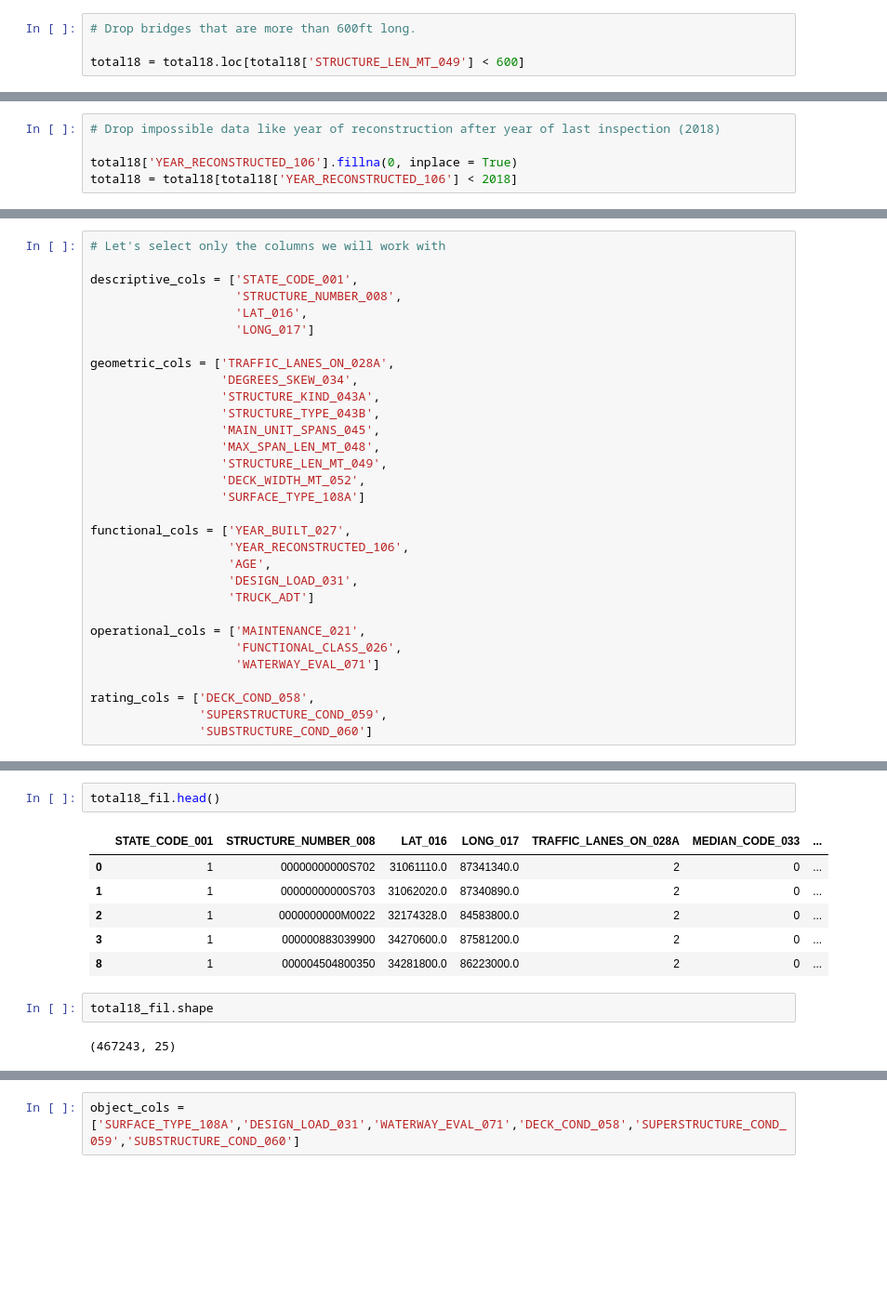
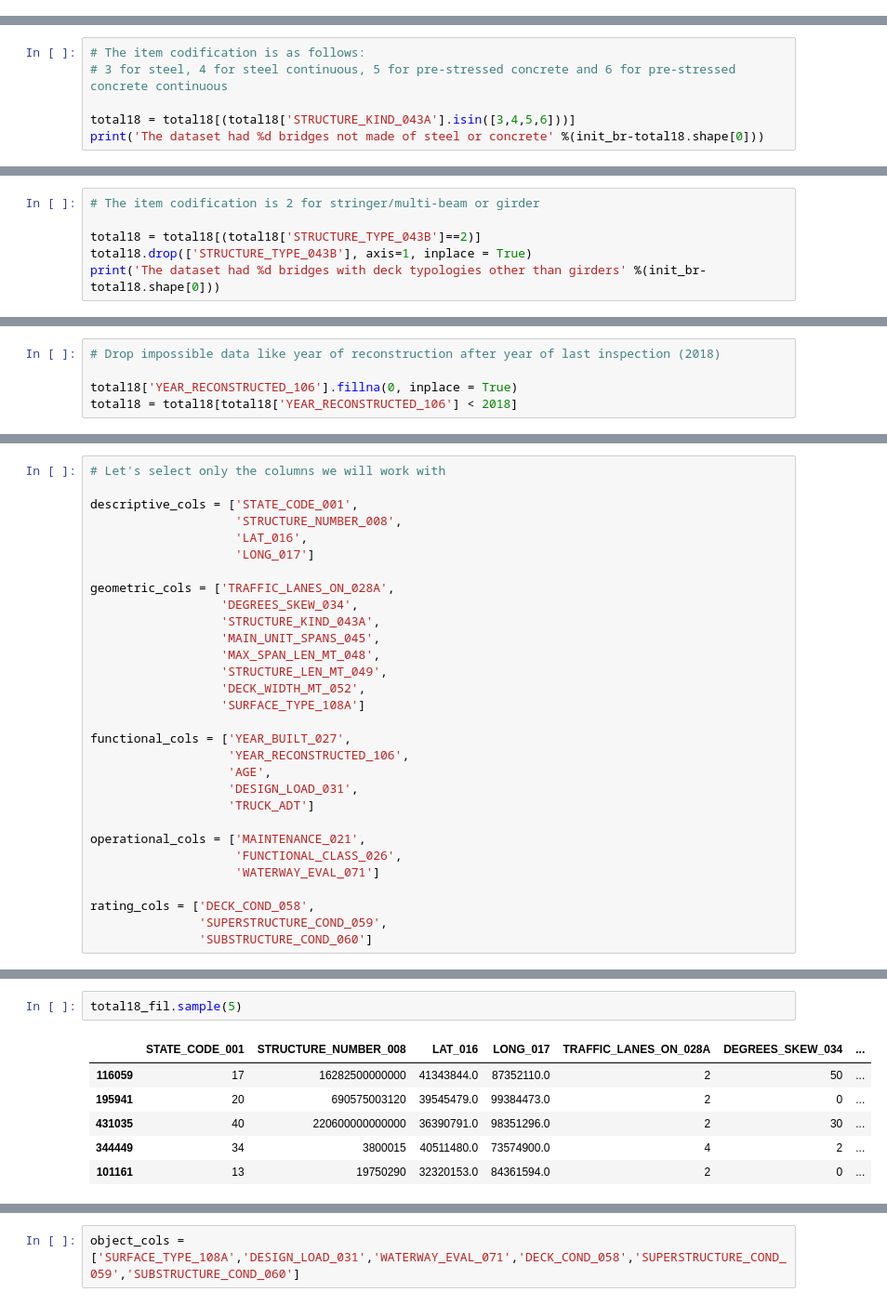
Before and after one commit to VegaLaguna/TFM-Bridge-deterioration, a Jupyter notebook: 01-Analysis_ALL18.ipynb, the cells around one changed output, grey strips where cells are left out. Shown: that part at 93% size. Drawn from its saved outputs; the diff is of its cells as text; blank space fills up the shorter version.

```diff
--- a/01-Analysis_ALL18.ipynb
+++ b/01-Analysis_ALL18.ipynb
@@ -114,4 +189,0 @@ total18.shape
-# %%
-# Drop bridges that are more than 600ft long.
-
-total18 = total18.loc[total18['STRUCTURE_LEN_MT_049'] < 600]
@@ -121,0 +197,6 @@ total18.shape
+# %%
+# The item codification is as follows:
+# 3 for steel, 4 for steel continuous, 5 for pre-stressed concrete and 6 for pre-stressed concrete continuous
+
+total18 = total18[(total18['STRUCTURE_KIND_043A'].isin([3,4,5,6]))]
+print('The dataset had %d bridges not made of steel or concrete' %(init_br-total18.shape[0]))
@@ -121,0 +212,6 @@ total18.shape
+# %%
+# The item codification is 2 for stringer/multi-beam or girder
+
+total18 = total18[(total18['STRUCTURE_TYPE_043B']==2)]
+total18.drop(['STRUCTURE_TYPE_043B'], axis=1, inplace = True)
+print('The dataset had %d bridges with deck typologies other than girders' %(init_br-total18.shape[0]))
@@ -160,7 +264,6 @@ descriptive_cols = ['STATE_CODE_001',
 geometric_cols = ['TRAFFIC_LANES_ON_028A',
                   'DEGREES_SKEW_034',
                   'STRUCTURE_KIND_043A',
-                  'STRUCTURE_TYPE_043B',
                   'MAIN_UNIT_SPANS_045',
                   'MAX_SPAN_LEN_MT_048',
                   'STRUCTURE_LEN_MT_049',
@@ -206,14 +310,10 @@ cols_interest
 total18_fil = total18[cols_interest]
-# %%
-total18_fil.head()
-# %% [output]
-|  | STATE_CODE_001 | STRUCTURE_NUMBER_008 | LAT_016 | LONG_017 | TRAFFIC_LANES_ON_028A | MEDIAN_CODE_033 | ... |
-| 0 | 1 | 00000000000S702 | 31061110.0 | 87341340.0 | 2 | 0 | ... |
-| 1 | 1 | 00000000000S703 | 31062020.0 | 87340890.0 | 2 | 0 | ... |
-| 2 | 1 | 0000000000M0022 | 32174328.0 | 84583800.0 | 2 | 0 | ... |
-| 3 | 1 | 000000883039900 | 34270600.0 | 87581200.0 | 2 | 0 | ... |
-| 8 | 1 | 000004504800350 | 34281800.0 | 86223000.0 | 2 | 0 | ... |
-# %%
-total18_fil.shape
-# %% [output]
-(467243, 25)
+# %%
+total18_fil.sample(5)
+# %% [output]
+|  | STATE_CODE_001 | STRUCTURE_NUMBER_008 | LAT_016 | LONG_017 | TRAFFIC_LANES_ON_028A | DEGREES_SKEW_034 | ... |
+| 116059 | 17 | 16282500000000 | 41343844.0 | 87352110.0 | 2 | 50 | ... |
+| 195941 | 20 | 690575003120 | 39545479.0 | 99384473.0 | 2 | 0 | ... |
+| 431035 | 40 | 220600000000000 | 36390791.0 | 98351296.0 | 2 | 30 | ... |
+| 344449 | 34 | 3800015 | 40511480.0 | 73574900.0 | 4 | 2 | ... |
+| 101161 | 13 | 19750290 | 32320153.0 | 84361594.0 | 2 | 0 | ... |
```
Also changed, not shown: parts of 68 cells of this notebook, 1 other file.
